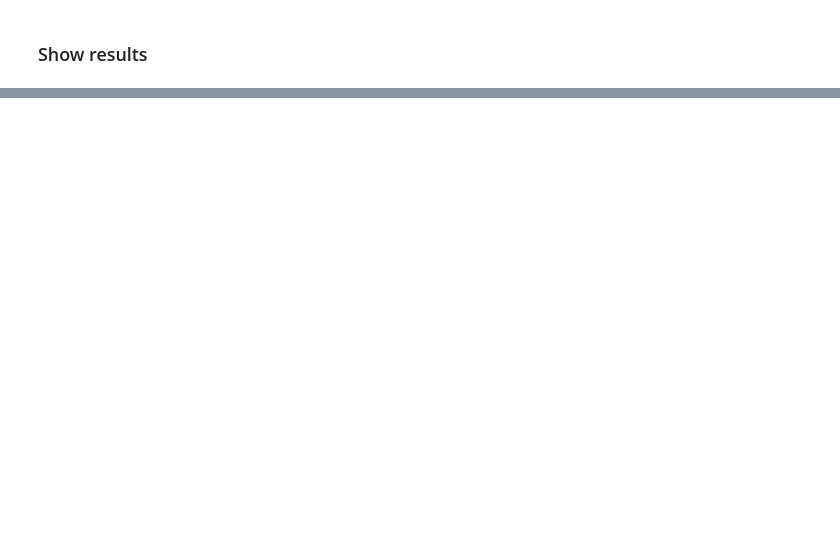
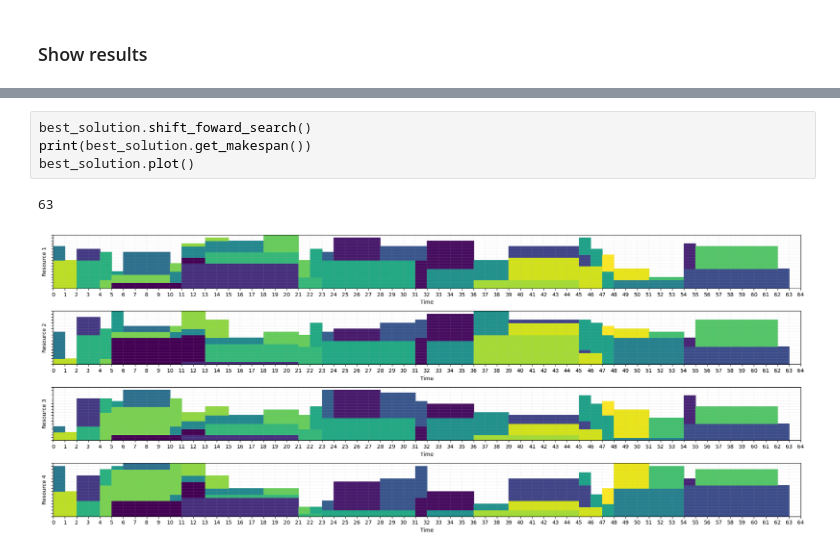
Before and after one commit to Pablof27/GS-ABC, a Jupyter notebook: Experimentation.ipynb, the cells around one changed output, grey strips where cells are left out. Drawn from its saved outputs; the diff is of its cells as text; blank space fills up the shorter version.

Commit message:
shift foward search

```diff
--- a/Experimentation.ipynb
+++ b/Experimentation.ipynb
@@ -83,0 +109,7 @@ history[-1].plot()
+# %%
+best_solution.shift_foward_search()
+print(best_solution.get_makespan())
+best_solution.plot()
+# %% [output]
+63
+[figure, added]
```
Also changed, not shown: parts of 10 cells of this notebook, 3 other files.
